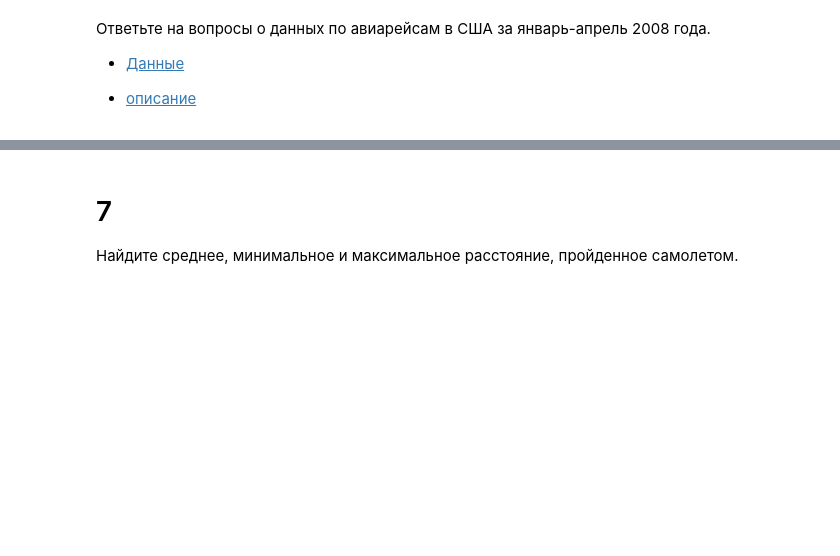
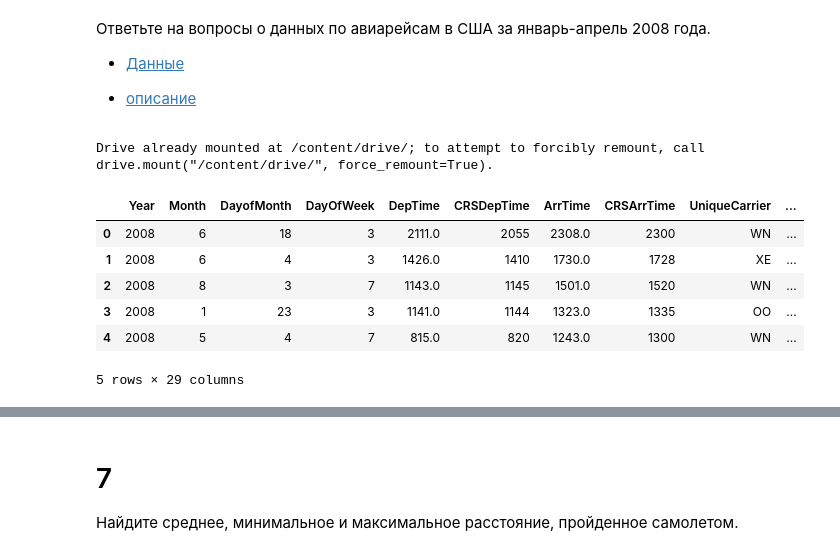
Before and after one commit to ccataha/POSII, a Jupyter notebook: Ландызин_ПОСИИ_ПР1.ipynb, the cells around one changed output, grey strips where cells are left out. Cells and saved outputs as stored; diff of their text form; code cells hidden in the pictures; blank space fills up the shorter version.

```diff
--- a/Ландызин_ПОСИИ_ПР1.ipynb
+++ b/Ландызин_ПОСИИ_ПР1.ipynb
@@ -203,3 +203,21 @@ print(f"95-процентная квантиль: {quantile_95}")
 * [Данные](https://www.dropbox.com/s/dvfitn93obn0rql/2008.csv?dl=0)
 
 * [описание](http://stat-computing.org/dataexpo/2009/the-data.html)
+# %%
+from google.colab import drive
+drive.mount('/content/drive/')
+import pandas as pd
+
+data = pd.read_csv('/content/drive/MyDrive/Магистратура/4 cем/ПОСИИ/ПР1/2008.csv')
+# %% [output]
+Drive already mounted at /content/drive/; to attempt to forcibly remount, call drive.mount("/content/drive/", force_remount=True).
+# %%
+data.head()
+# %% [output]
+|  | Year | Month | DayofMonth | DayOfWeek | DepTime | CRSDepTime | ArrTime | CRSArrTime | UniqueCarrier | ... |
+| 0 | 2008 | 6 | 18 | 3 | 2111.0 | 2055 | 2308.0 | 2300 | WN | ... |
+| 1 | 2008 | 6 | 4 | 3 | 1426.0 | 1410 | 1730.0 | 1728 | XE | ... |
+| 2 | 2008 | 8 | 3 | 7 | 1143.0 | 1145 | 1501.0 | 1520 | WN | ... |
+| 3 | 2008 | 1 | 23 | 3 | 1141.0 | 1144 | 1323.0 | 1335 | OO | ... |
+| 4 | 2008 | 5 | 4 | 7 | 815.0 | 820 | 1243.0 | 1300 | WN | ... |
+5 rows × 29 columns
```
Also changed, not shown: parts of 8 cells of this notebook.
